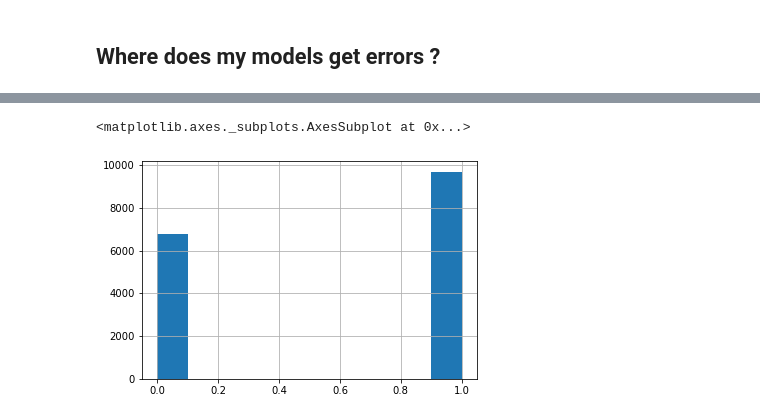
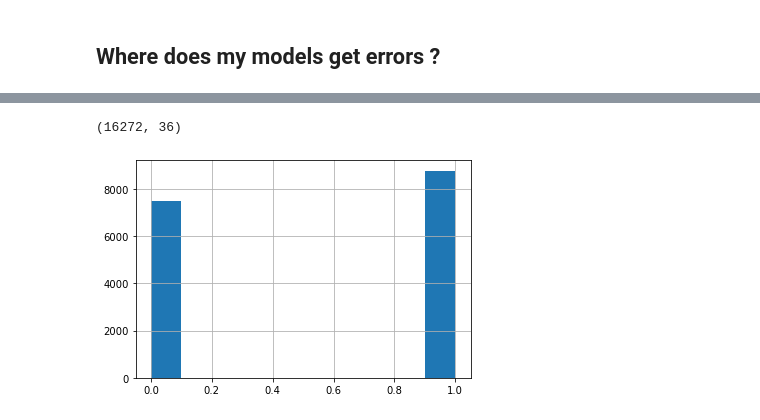
Before and after one commit to vesran/BookerGuess, a Jupyter notebook: dev/_3_train_DF_NDF.ipynb, the cells around one changed output, grey strips where cells are left out. Drawn from its saved outputs; the diff is of its cells as text; code cells hidden in the pictures.

```diff
--- a/dev/_3_train_DF_NDF.ipynb
+++ b/dev/_3_train_DF_NDF.ipynb
@@ -58,6 +59,10 @@ data['created_account_spring'] = ((3 <= data['month_account_created']) & (data['
 data['created_account_cold'] = ((7 <= data['month_account_created']) | (data['month_account_created'] <= 1)).astype(int)
 # %%
 data['signup_method_facebook'] = (data['signup_method'] == 'facebook').astype(int)
+# %%
+data['signup_flow_start'] = (data['signup_flow'] <= 1).astype(int)
+data['signup_flow_middle'] = ((20 > data['signup_flow']) & (data['signup_flow'] > 1)).astype(int)
+data['signup_flow_end'] = (data['signup_flow'] >= 20).astype(int)
 # %%
 data
 # %% [output]
@@ -148,5 +168,6 @@ errors
 # %%
 errors['target'].hist()
+errors.shape
 # %% [output]
-<matplotlib.axes._subplots.AxesSubplot at 0x...>
+(16272, 36)
-[figure, old version]
+[figure, new version]
```
Also changed, not shown: parts of 11 cells of this notebook.
